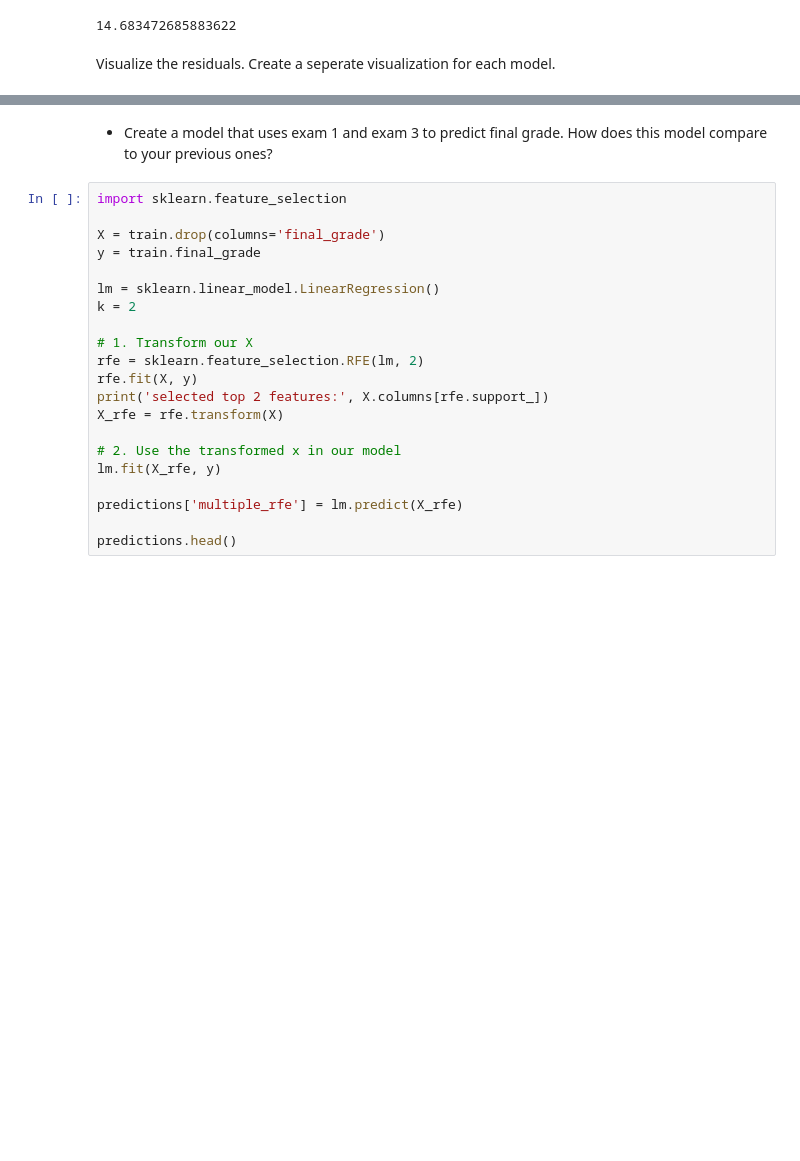
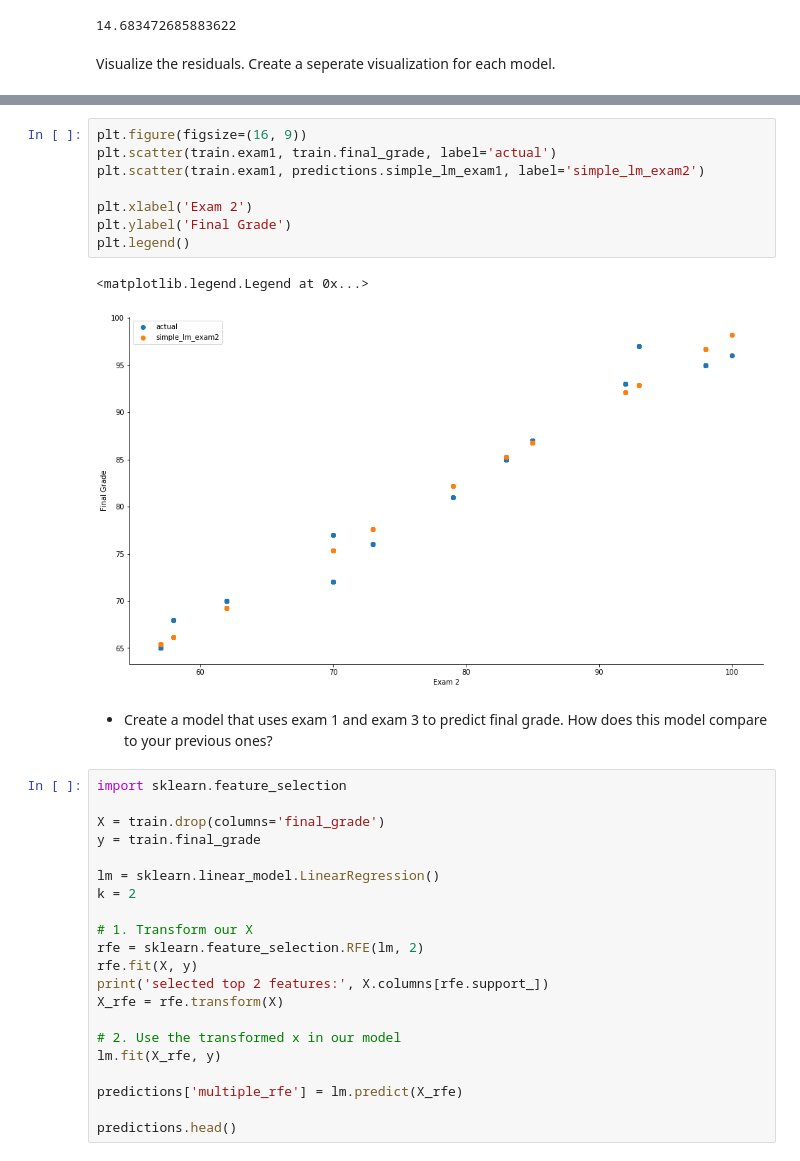
Before and after one commit to JadaShipp/ds-methodologies-exercises, a Jupyter notebook: regression/model.ipynb, the cells around one changed output, grey strips where cells are left out. Cells and saved outputs as stored; diff of their text form; blank space fills up the shorter version.

```diff
--- a/regression/model.ipynb
+++ b/regression/model.ipynb
@@ -155,3 +156,14 @@ SyntaxError: invalid syntax (<ipython-input-36-485e9f0e79e7>, line 4)
+# %%
+plt.figure(figsize=(16, 9))
+plt.scatter(train.exam1, train.final_grade, label='actual')
+plt.scatter(train.exam1, predictions.simple_lm_exam1, label='simple_lm_exam2')
+
+plt.xlabel('Exam 2')
+plt.ylabel('Final Grade')
+plt.legend()
+# %% [output]
+<matplotlib.legend.Legend at 0x...>
+[figure, added]
 # %% [markdown]
 - Create a model that uses exam 1 and exam 3 to predict final grade. How does this model compare to your previous ones?
 # %%
```
Also changed, not shown: parts of 1 cell of this notebook.
